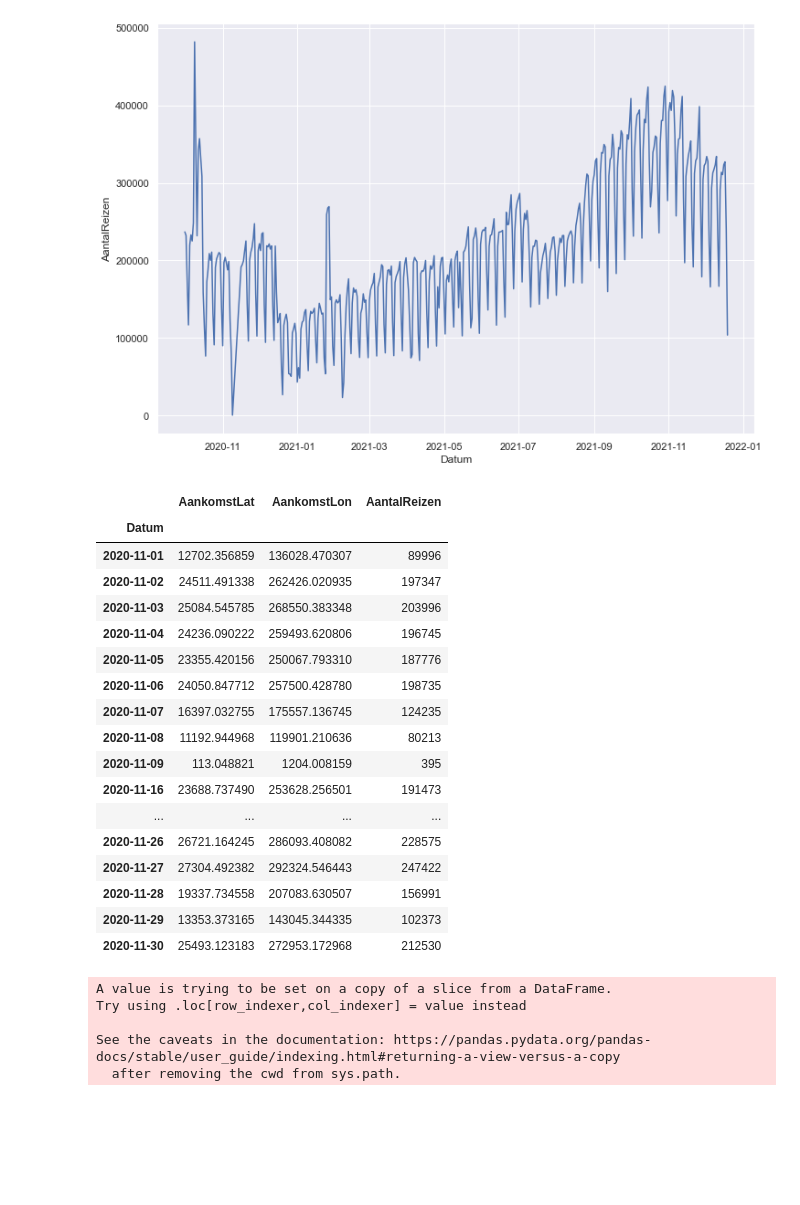
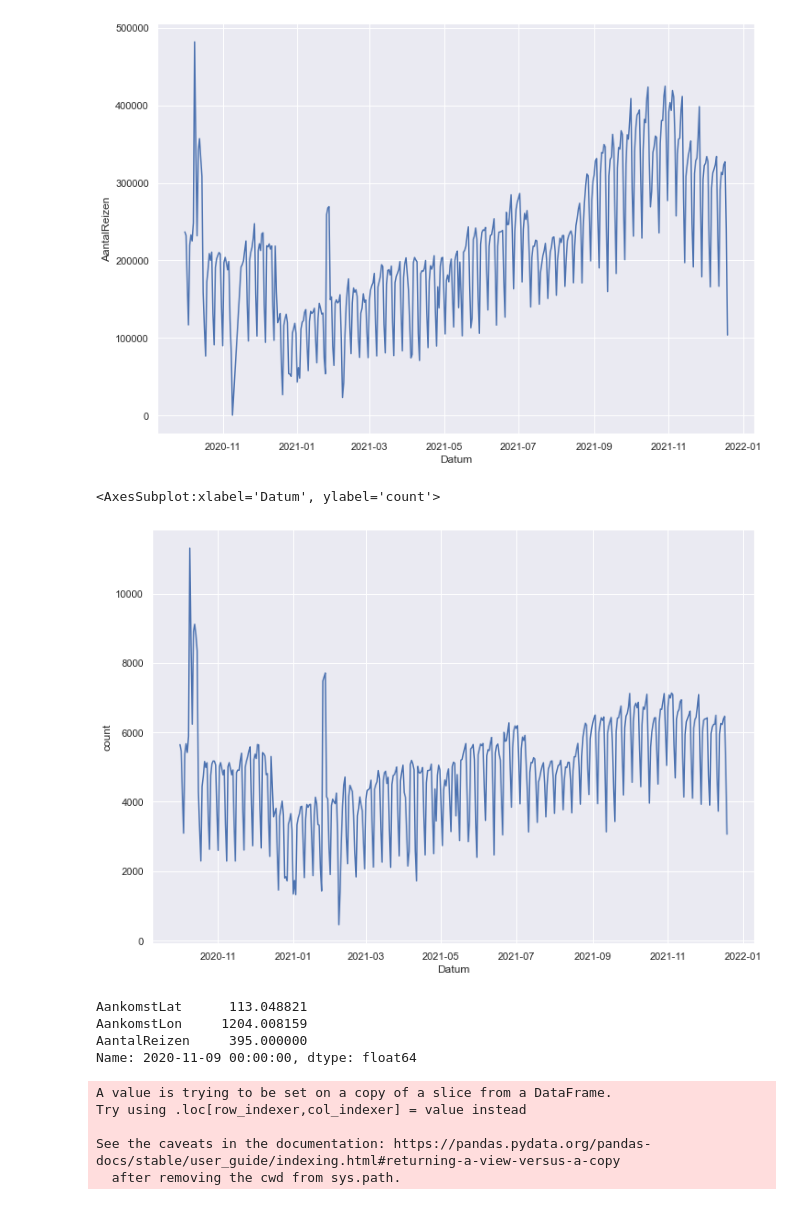
Before and after one commit to lotteph/DSP, a Jupyter notebook: GVB_ALL.ipynb, the cells around one changed output. Cells and saved outputs as stored; diff of their text form; code cells hidden in the pictures; blank space fills up the shorter version.

Commit message:
updated GVB resono output and updated GVB with data transformation

```diff
--- a/GVB_ALL.ipynb
+++ b/GVB_ALL.ipynb
@@ -76,29 +76,25 @@ sns.set(rc={'figure.figsize':(11.7,8.27)})
 sns.lineplot(x="Datum", y="AantalReizen", data=gvb_data_range_cleaned_travellers_per_day);
 # %% [output]
 [figure]
+# %%
+# The line above is misleading, it's mainly because of missing data.
+gvb_data_range_very_cleaned_count = gvb_data_range_very_cleaned
+gvb_data_range_very_cleaned_count['count'] = 1
+gvb_data_range_very_cleaned_count = gvb_data_range_very_cleaned_count.groupby('Datum').sum()
+
+sns.lineplot(data=gvb_data_range_very_cleaned_count.reset_index(), x='Datum', y="count")
+# %% [output]
+<AxesSubplot:xlabel='Datum', ylabel='count'>
+[figure, added]
 # %%
 # Strange, there seems to be missing data 2020-11-08, let's check this. 395 is very very low, so let's replace
 # this outlier with one week before
-gvb_data_range_cleaned_travellers_per_day.set_index('Datum')["2020-11"]
+gvb_data_range_cleaned_travellers_per_day.set_index('Datum').loc["2020-11-09"]
 # %% [output]
-|  | AankomstLat | AankomstLon | AantalReizen |
-| Datum |  |  |  |
-| 2020-11-01 | 12702.356859 | 136028.470307 | 89996 |
-| 2020-11-02 | 24511.491338 | 262426.020935 | 197347 |
-| 2020-11-03 | 25084.545785 | 268550.383348 | 203996 |
-| 2020-11-04 | 24236.090222 | 259493.620806 | 196745 |
-| 2020-11-05 | 23355.420156 | 250067.793310 | 187776 |
-| 2020-11-06 | 24050.847712 | 257500.428780 | 198735 |
-| 2020-11-07 | 16397.032755 | 175557.136745 | 124235 |
-| 2020-11-08 | 11192.944968 | 119901.210636 | 80213 |
-| 2020-11-09 | 113.048821 | 1204.008159 | 395 |
-| 2020-11-16 | 23688.737490 | 253628.256501 | 191473 |
-| ... | ... | ... | ... |
-| 2020-11-26 | 26721.164245 | 286093.408082 | 228575 |
-| 2020-11-27 | 27304.492382 | 292324.546443 | 247422 |
-| 2020-11-28 | 19337.734558 | 207083.630507 | 156991 |
-| 2020-11-29 | 13353.373165 | 143045.344335 | 102373 |
-| 2020-11-30 | 25493.123183 | 272953.172968 | 212530 |
+AankomstLat      113.048821
+AankomstLon     1204.008159
+AantalReizen     395.000000
+Name: 2020-11-09 00:00:00, dtype: float64
 # %%
 # Replace missing data with one week before
 gvb_data_range_cleaned_without_9_november = gvb_data_range_cleaned[gvb_data_range_cleaned['Datum'] != "2020-11-09"]
```
Also changed, not shown: parts of 12 cells of this notebook.
